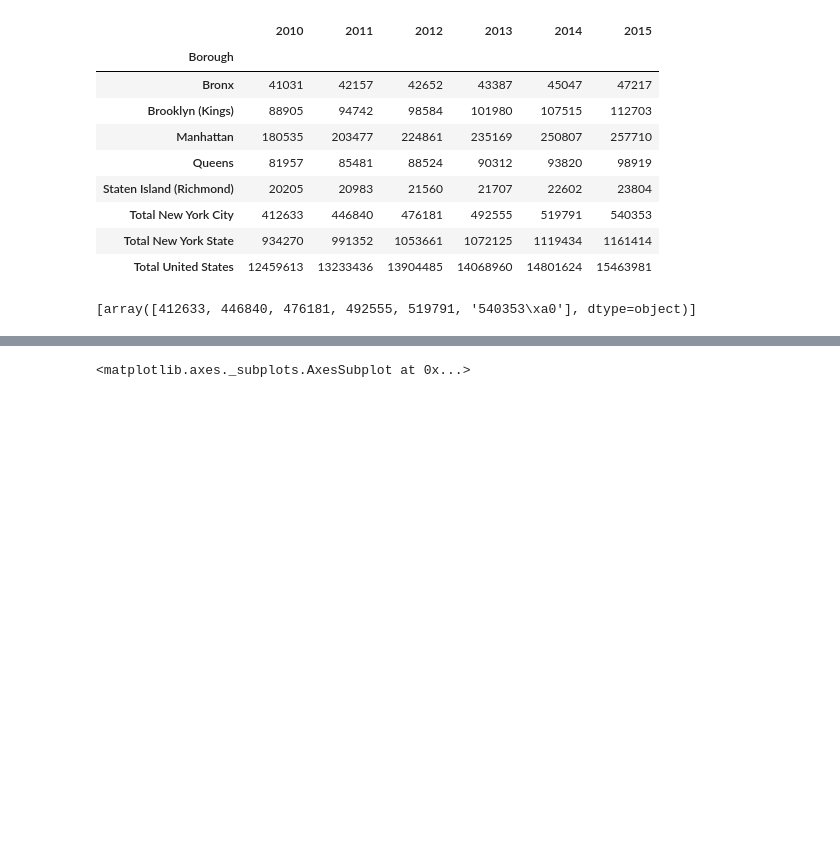
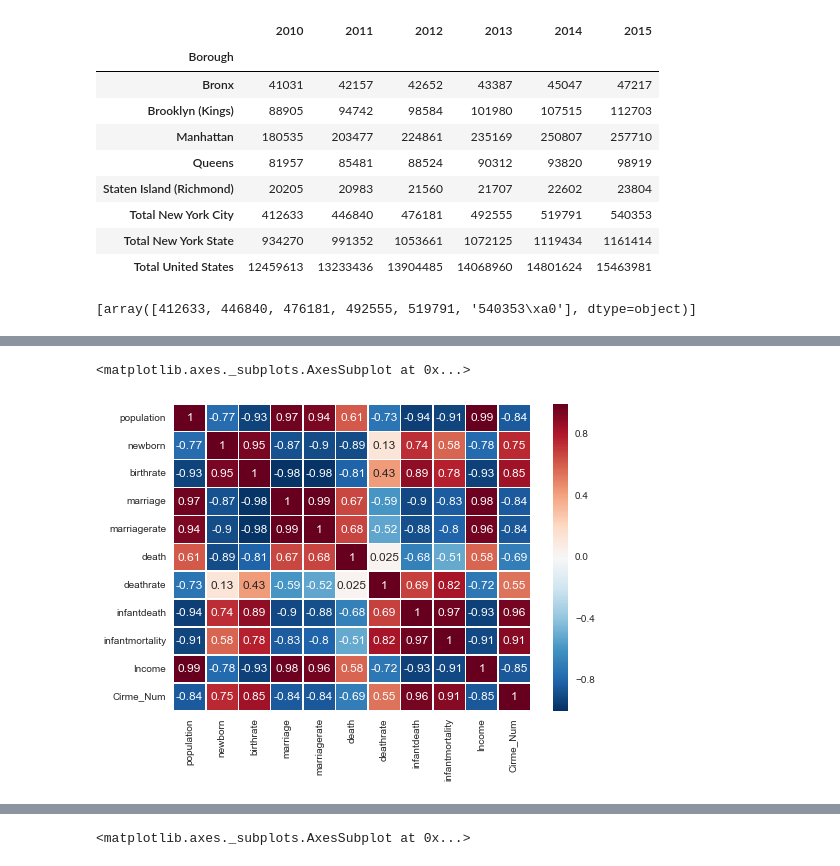
Before and after one commit to llq205/ds1004-project, a Jupyter notebook: code_plots/BIGDATA_plot_seaborn.ipynb, the cells around one changed output, grey strips where cells are left out. Drawn from its saved outputs; the diff is of its cells as text; code cells hidden in the pictures; blank space fills up the shorter version.

```diff
--- a/code_plots/BIGDATA_plot_seaborn.ipynb
+++ b/code_plots/BIGDATA_plot_seaborn.ipynb
@@ -49 +106,13 @@ corr
+# %%
+#sns.set()
+# Load the example flights dataset and conver to long-form
+#corr = pd.read_csv('/Users/twff/Downloads/big data/project/ds1004-project/results/corr.csv')
+#plot = sns.load_dataset("corr")
+#flights = flights_long.pivot("month", "year", "passengers")
+
+# Draw a heatmap with the numeric values in each cell
+sns.heatmap(corr, annot=True, fmt='.2g', linewidths=.5)
+# %% [output]
+<matplotlib.axes._subplots.AxesSubplot at 0x...>
+[figure, added]
 # %%
```
Also changed, not shown: parts of 13 cells of this notebook, 8 other files.
